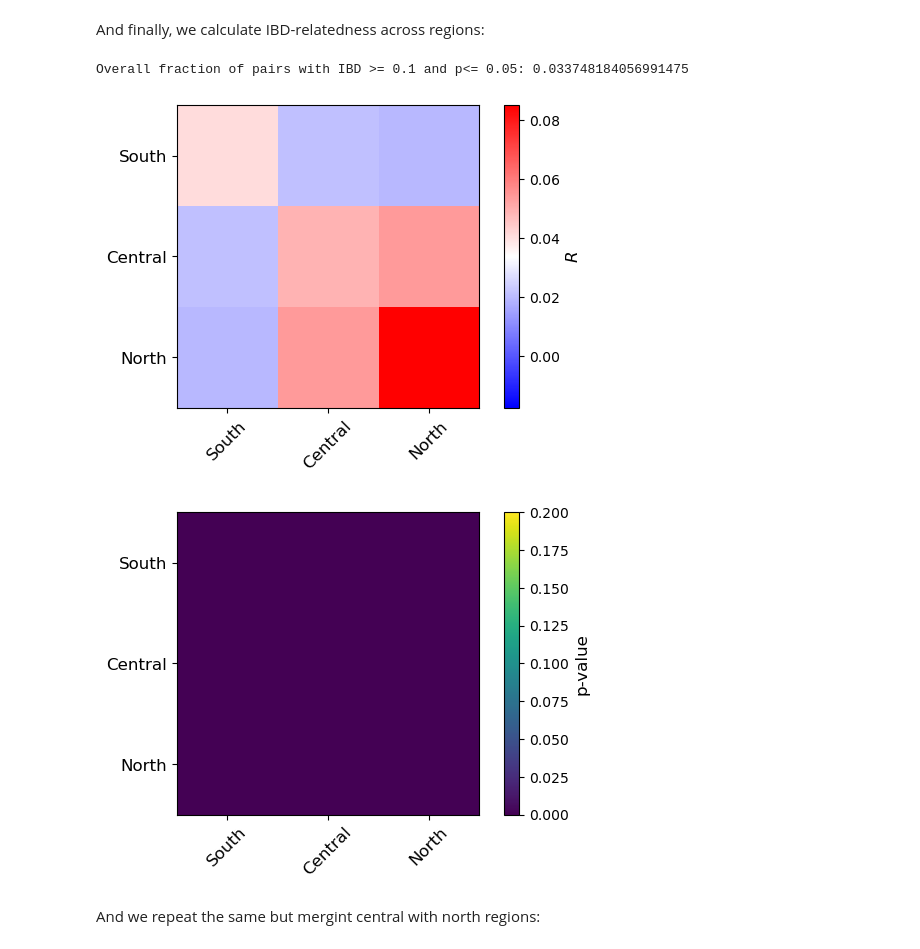
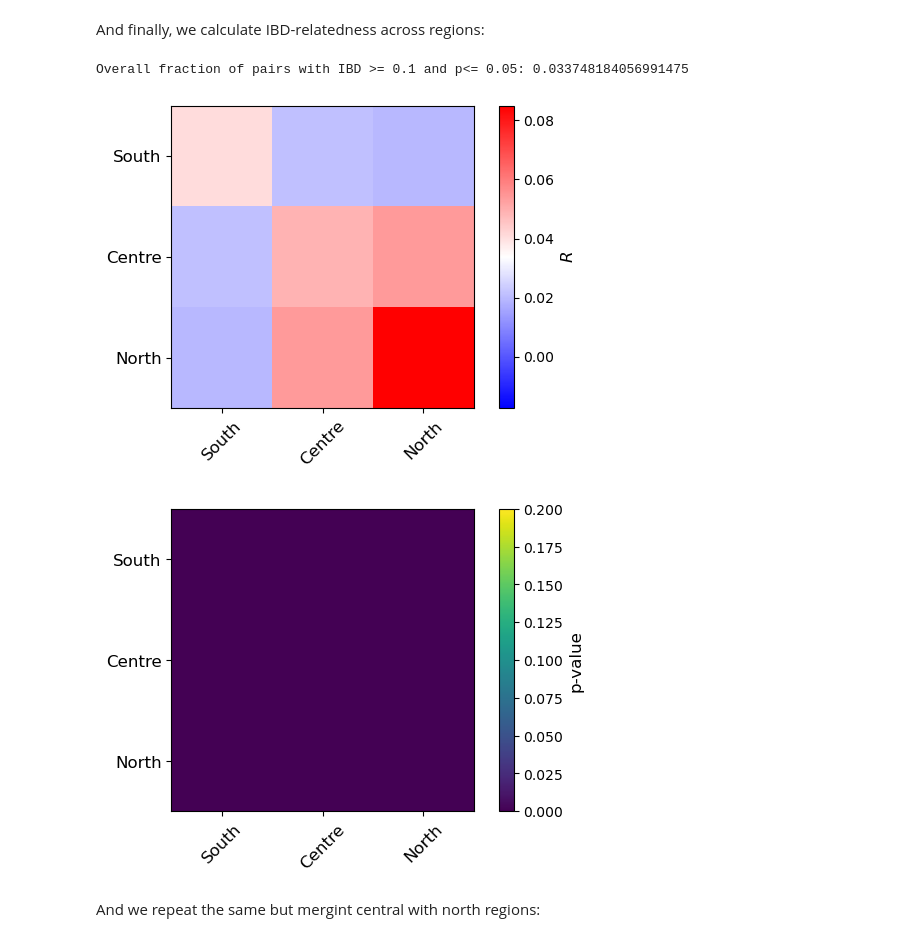
Before and after one commit to arnaupujol/malaria_relatedness_importation, a Jupyter notebook: demos/spatial_relatedness_analysis.ipynb, the cells around one changed output. Saved outputs shown, nothing was run; the diff lists cells and outputs as text; code cells hidden in the pictures.

```diff
--- a/demos/spatial_relatedness_analysis.ipynb
+++ b/demos/spatial_relatedness_analysis.ipynb
@@ -363,10 +387,10 @@ ibd_res_meta['region'] = pd.Series()
 ibd_res_meta.loc[ibd_res_meta['province'] == 'Maputo City', 'region'] = 'South'
 ibd_res_meta.loc[ibd_res_meta['province'] == 'Maputo', 'region'] = 'South'
 ibd_res_meta.loc[ibd_res_meta['province'] == 'Inhambane', 'region'] = 'South'
-ibd_res_meta.loc[ibd_res_meta['province'] == 'Manica', 'region'] = 'Central'
-ibd_res_meta.loc[ibd_res_meta['province'] == 'Sofala', 'region'] = 'Central'
-ibd_res_meta.loc[ibd_res_meta['province'] == 'Tete', 'region'] = 'Central'
-ibd_res_meta.loc[ibd_res_meta['province'] == 'Zambezia', 'region'] = 'Central'
+ibd_res_meta.loc[ibd_res_meta['province'] == 'Manica', 'region'] = 'Centre'
+ibd_res_meta.loc[ibd_res_meta['province'] == 'Sofala', 'region'] = 'Centre'
+ibd_res_meta.loc[ibd_res_meta['province'] == 'Tete', 'region'] = 'Centre'
+ibd_res_meta.loc[ibd_res_meta['province'] == 'Zambezia', 'region'] = 'Centre'
 ibd_res_meta.loc[ibd_res_meta['province'] == 'Nampula', 'region'] = 'North'
 ibd_res_meta.loc[ibd_res_meta['province'] == 'Niassa', 'region'] = 'North'
 ibd_res_meta.loc[ibd_res_meta['province'] == 'Cabo Delgado', 'region'] = 'North'
@@ -374,30 +398,30 @@ ibd_pval_meta['region'] = ibd_res_meta['region']
 # %%
 #Define category to define populations
 category_label = 'region'
 #List of populations used in this category
-categories = ['South', 'Central', 'North']
+categories = ['South', 'Centre', 'North']
 #Definition of thresholds to define related pairs
 max_p = .05
 min_IBD = 0.1
 
 #We calculate the fraction of related pairs across populations, their p-value of deviation with respect to the
 #fraction overall paris, and the overall fraction.
 ibdfrac_per_cat, ibdfrac_pval_per_cat, overall_high_ibd_frac = high_ibd_frac_per_cat(ibd_res, ibd_res_meta, category_label, \
                                                                                      category_label, \
                                                                                      all_p_res = ibd_pval, ibd_pval_meta = ibd_pval_meta, \
                                                                                      min_IBD = min_IBD, max_p = max_p, \
                                                                                      categories = categories, categories2 = categories, \
                                                                                      verbose = True, perm_pval = False)
 #Parameters to define if we want to save the figure produced
 save_as = None
-#save_as = save_path + "ibd_regions.png"
+#save_as = save_path + "ibd_regions.pdf"
 #Show the results
 show_ibd_frac_per_cat(ibdfrac_per_cat, overall_high_ibd_frac, ibdfrac_pval_per_cat, min_IBD = min_IBD, max_p = max_p, \
                      save_as = save_as, cmap_label = r"$R$", subplot_adj=[None, None, None, .25])
 # %% [output]
 Overall fraction of pairs with IBD >= 0.1 and p<= 0.05: 0.033748184056991475
-[figure, old version]
+[figure, new version]
-[figure, old version]
+[figure, new version]
 # %% [markdown]
 And we repeat the same but mergint central with north regions:
 # %%
```
Also changed, not shown: parts of 6 cells of this notebook, 4 other files.
